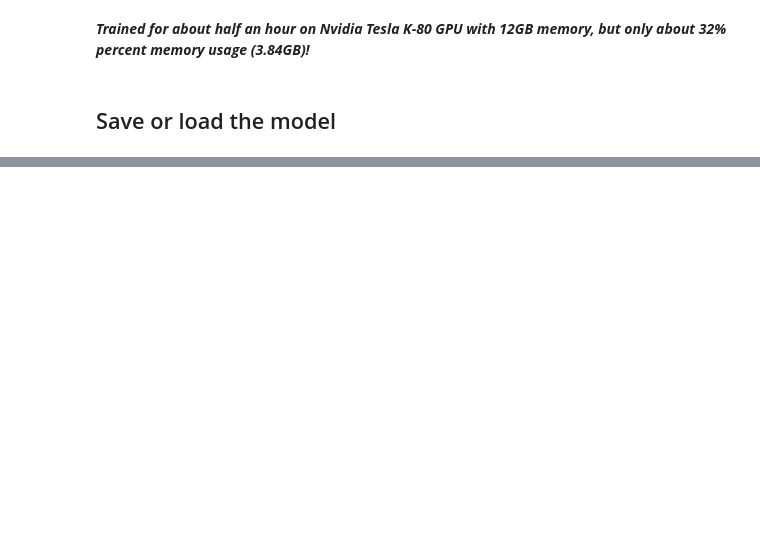
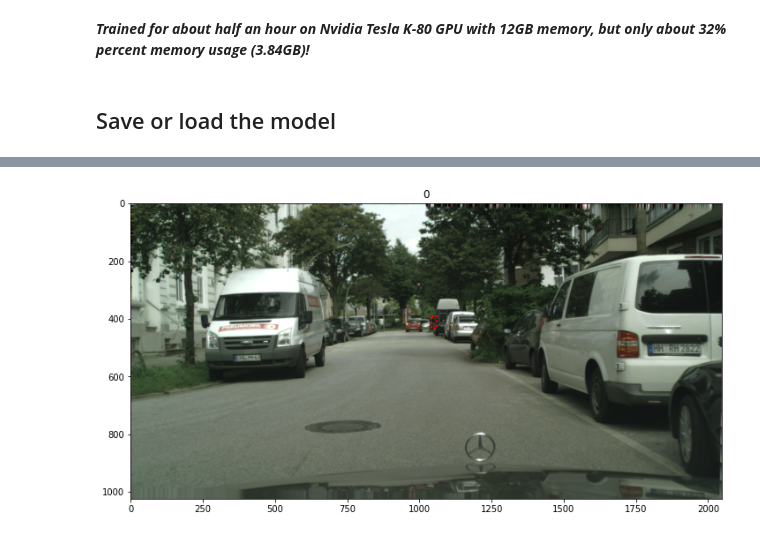
Before and after one commit to markolalovic/pedestrian-detection, a Jupyter notebook: notebooks/PyTorch-FasterRCNN_Freeze.ipynb, the cells around one changed output, grey strips where cells are left out. Cells and saved outputs as stored; diff of their text form; code cells hidden in the pictures; blank space fills up the shorter version.

```diff
--- a/notebooks/PyTorch-FasterRCNN_Freeze.ipynb
+++ b/notebooks/PyTorch-FasterRCNN_Freeze.ipynb
@@ -640,3 +680,0 @@ Keep only bboxes where score > threshold:
-# %%
-threshold = .3
-highs = list(np.where(scores > threshold)[0])
@@ -686,17 +680,0 @@ Draw the predicted bounding boxes
-# %%
-plt.rcParams['figure.figsize'] = [12, 8]
-
-fig, ax = plt.subplots()
-
-ax.imshow(img);
-
-# bbox = [x, y, w, h]
-for bbox in bboxes:
-    rect = patches.Rectangle(
-        (bbox[0], bbox[1]), bbox[2], bbox[3],
-        linewidth=1, edgecolor='r', facecolor='none')
-
-    ax.add_patch(rect)
-
-plt.title(img_name)
-plt.show()
@@ -704,0 +681,69 @@ plt.show()
+# %%
+for idx in range(0,5):
+    img_raw = Image.open(img_path + imgs[0])
+    anno_raw = anno_dict[imgs[0]]
+    #idx = indices.index(j)#() ist numer des Bildes
+    img, anno = dataset[idx]
+    #img = convert_back(img, img_raw)
+    anno = np.array(anno['boxes'])
+    model.eval()
+    with torch.no_grad():
+        prediction = model([img.to(device)])[0]
+
+    img = convert_back(img, img_raw)
+
+    preds = prediction['boxes'] # predicted bboxes
+    preds = preds.cpu().data.numpy() # to numpy array
+    scores = prediction['scores'] # scores of predicted bboxes
+    scores = scores.cpu().data.numpy()
+
+    threshold = .5
+    highs = list(np.where(scores > threshold)[0])
+    bboxes_x0x1y0y1 = []
+
+    for high in highs:
+        bboxes_x0x1y0y1.append(list(preds[high]))
+
+
+
+
+    gt_bboxes = []
+    for bbox in anno:
+        bbox = list(bbox)
+        x0, y0 = bbox[0], bbox[1]
+        x1, y1 = bbox[2], bbox[3]
+        gt_bboxes.append([x0, y0, x1 - x0, y1 - y0])
+        # transform back to [x, y, w, h] format
+
+    bboxes = []
+    for bbox in bboxes_x0x1y0y1:
+        bbox = list(bbox)
+        x0, y0 = bbox[0], bbox[1]
+        x1, y1 = bbox[2], bbox[3]
+
+        bboxes.append([x0, y0, x1 - x0, y1 - y0])
+
+    plt.rcParams['figure.figsize'] = [12, 8]
+
+    fig, ax = plt.subplots()
+
+    ax.imshow(img);
+
+    # bbox = [x, y, w, h]
+    for bbox in bboxes:
+        rect = patches.Rectangle(
+            (bbox[0], bbox[1]), bbox[2], bbox[3],
+            linewidth=1, edgecolor='orange',linestyle ='-', facecolor='none')
+        ax.add_patch(rect)
+
+    #ground truth boxes
+    for bbox in gt_bboxes:
+        rect = patches.Rectangle(
+            (bbox[0], bbox[1]), bbox[2], bbox[3],
+            linewidth=2, edgecolor='red',linestyle =':', facecolor='none')
+        ax.add_patch(rect)
+
+
+    plt.title(idx)
+    plt.show()
+# %% [output]
@@ -704,0 +752 @@ plt.show()
+[figure, added]
```
Also changed, not shown: parts of 45 cells of this notebook.
